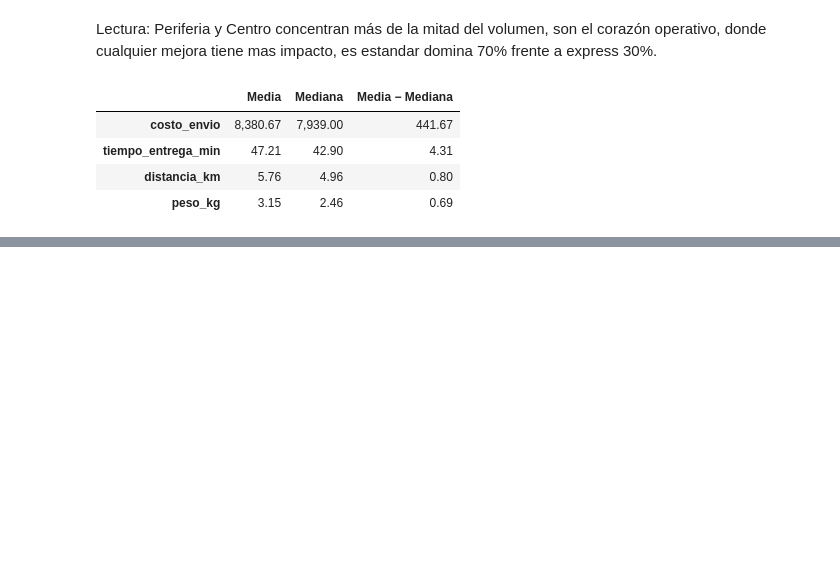
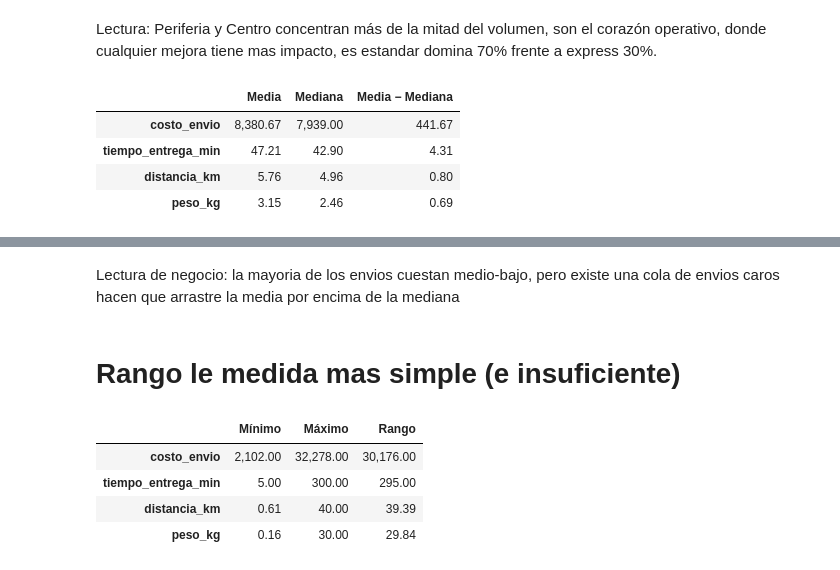
Before and after one commit to MiguelAngelRamos/ejercicio4-analis-datos, a Jupyter notebook: analisis_turboenvios.ipynb, the cells around one changed output, grey strips where cells are left out. Drawn from its saved outputs; the diff is of its cells as text; code cells hidden in the pictures; blank space fills up the shorter version.

```diff
--- a/analisis_turboenvios.ipynb
+++ b/analisis_turboenvios.ipynb
@@ -149,0 +157,13 @@ ax.axvline(mediana, color=VERDE)
+# %% [markdown]
+Lectura de negocio: la mayoria de los envios cuestan medio-bajo, pero existe una cola de envios caros hacen que arrastre la media por encima de la mediana
+# %% [markdown]
+# Rango le medida mas simple (e insuficiente)
+# %%
+rango = (df[metricas].max() - df[metricas].min()).round(2)
+pd.DataFrame({"Mínimo": df[metricas].min(), "Máximo": df[metricas].max(), "Rango": rango})
+# %% [output]
+|  | Mínimo | Máximo | Rango |
+| costo_envio | 2,102.00 | 32,278.00 | 30,176.00 |
+| tiempo_entrega_min | 5.00 | 300.00 | 295.00 |
+| distancia_km | 0.61 | 40.00 | 39.39 |
+| peso_kg | 0.16 | 30.00 | 29.84 |
```
Also changed, not shown: parts of 5 cells of this notebook.
